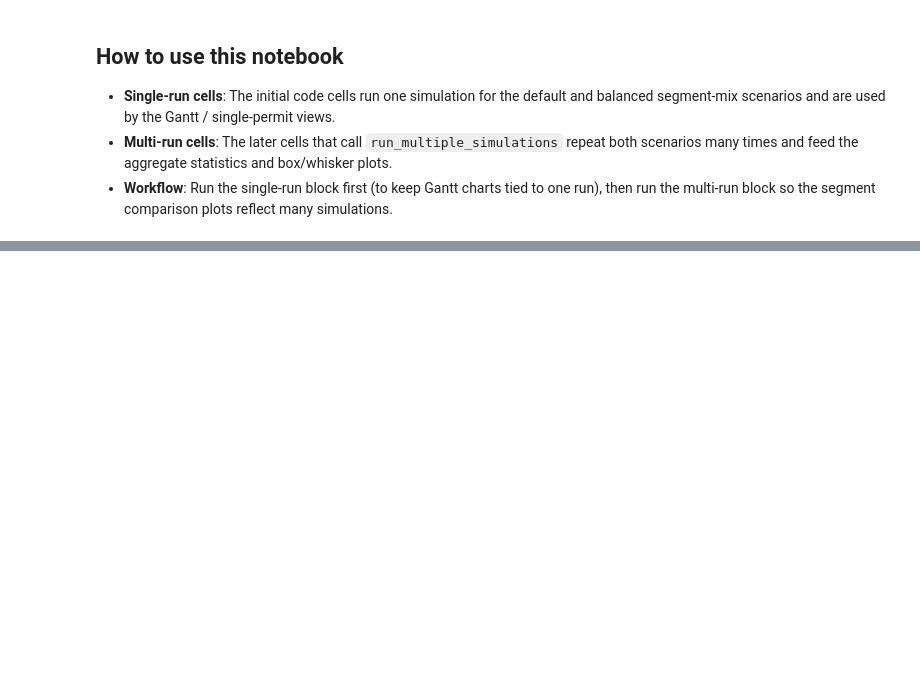
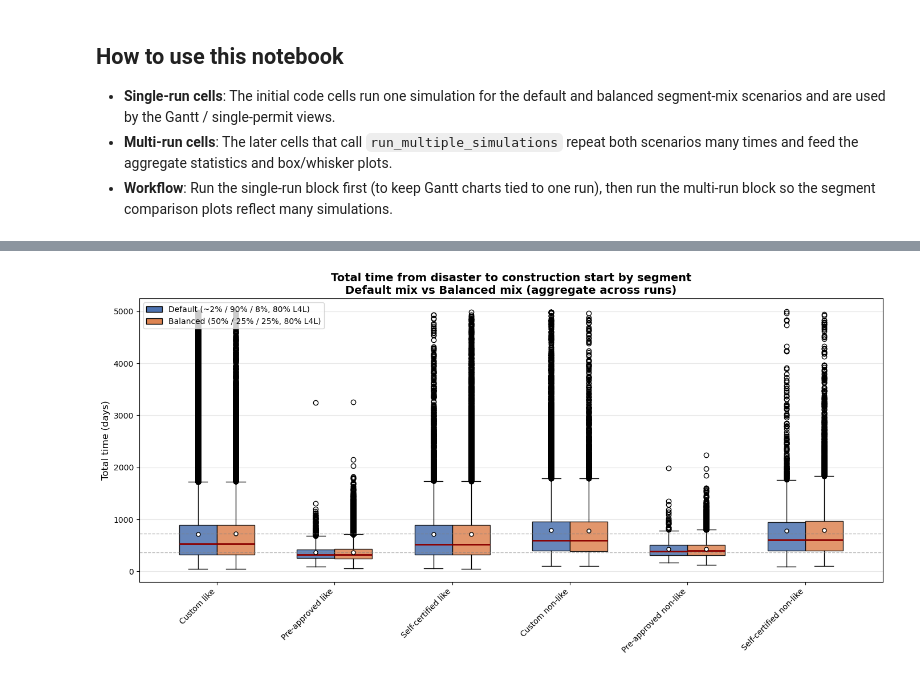
Before and after one commit to MIT-HSCL/permitting-model, a Jupyter notebook: run_simulation_with_segments.ipynb, the cells around one changed output, grey strips where cells are left out. Saved outputs shown, nothing was run; the diff lists cells and outputs as text; code cells hidden in the pictures; blank space fills up the shorter version.

```diff
--- a/run_simulation_with_segments.ipynb
+++ b/run_simulation_with_segments.ipynb
@@ -286 +392,98 @@ plt.show()
+# %%
+# Default vs Balanced segment mix — total time by segment (same figure)
+# Requires: `all_default_permits`, `all_balanced_permits` from the multi-run cell above.
+
+import matplotlib.pyplot as plt
+import numpy as np
+from matplotlib.patches import Patch
+from permit_simulation import Segment
+
+if "all_default_permits" not in dir() or "all_balanced_permits" not in dir():
+    raise NameError("Run the multi-run cell first to define all_default_permits and all_balanced_permits.")
+
+
+def _total_times_by_segment(permits: list) -> dict:
+    out: dict = {seg: [] for seg in Segment}
+    for p in permits:
+        if p.ready_for_construction is not None and p.created_at is not None:
+            out[p.segment].append(float(p.ready_for_construction - p.created_at))
+    return {s: v for s, v in out.items() if v}
+
+
+segment_order = [
+    Segment.CUSTOM_LIKE,
+    Segment.PRE_APPROVED_LIKE,
+    Segment.SELF_CERT_LIKE,
+    Segment.CUSTOM_NON_LIKE,
+    Segment.PRE_APPROVED_NON_LIKE,
+    Segment.SELF_CERT_NON_LIKE,
+]
+label_by_segment = {
+    Segment.PRE_APPROVED_LIKE: "Pre-approved like",
+    Segment.PRE_APPROVED_NON_LIKE: "Pre-approved non-like",
+    Segment.CUSTOM_LIKE: "Custom like",
+    Segment.CUSTOM_NON_LIKE: "Custom non-like",
+    Segment.SELF_CERT_LIKE: "Self-certified like",
+    Segment.SELF_CERT_NON_LIKE: "Self-certified non-like",
+}
+
+sd = _total_times_by_segment(all_default_permits)
+sb = _total_times_by_segment(all_balanced_permits)
+segments = [s for s in segment_order if s in sd or s in sb]
+if not segments:
+    raise RuntimeError("No segment data in one or both scenarios.")
+
+fig, ax = plt.subplots(figsize=(14, 7))
+box_w = 0.32
+color_default = "#4C72B0"
+color_balanced = "#DD8452"
+
+for i, s in enumerate(segments):
+    dd, bd = sd.get(s, []), sb.get(s, [])
+    if dd:
+        ax.boxplot(
+            dd,
+            positions=[i - box_w / 2],
+            widths=box_w,
+            patch_artist=True,
+            boxprops=dict(facecolor=color_default, alpha=0.85, edgecolor="black"),
+            medianprops=dict(color="darkred", linewidth=2),
+            meanprops=dict(marker="o", markeredgecolor="black", markerfacecolor="white", markersize=5),
+            showmeans=True,
+        )
+    if bd:
+        ax.boxplot(
+            bd,
+            positions=[i + box_w / 2],
+            widths=box_w,
+            patch_artist=True,
+            boxprops=dict(facecolor=color_balanced, alpha=0.85, edgecolor="black"),
+            medianprops=dict(color="darkred", linewidth=2),
+            meanprops=dict(marker="o", markeredgecolor="black", markerfacecolor="white", markersize=5),
+            showmeans=True,
+        )
+
+ax.set_xticks(range(len(segments)))
+ax.set_xticklabels([label_by_segment[s] for s in segments], rotation=45, ha="right")
+ax.set_ylabel("Total time (days)", fontsize=12)
+ax.set_title(
+    "Total time from disaster to construction start by segment\nDefault mix vs Balanced mix (aggregate across runs)",
+    fontsize=14,
+    fontweight="bold",
+)
+ax.grid(axis="y", alpha=0.3)
+for y_line, label in [(365, "1 yr"), (730, "2 yr")]:
+    ax.axhline(y=y_line, color="gray", linestyle="--", linewidth=1, alpha=0.55)
+ax.legend(
+    handles=[
+        Patch(facecolor=color_default, edgecolor="black", label="Default (~2% / 90% / 8%, 80% L4L)"),
+        Patch(facecolor=color_balanced, edgecolor="black", label="Balanced (50% / 25% / 25%, 80% L4L)"),
+    ],
+    loc="upper left",
+    fontsize=10,
+)
+plt.tight_layout()
+plt.show()
+# %% [output]
+[figure, added]
 # %%
```
Also changed, not shown: parts of 14 cells of this notebook, 11 other files.
